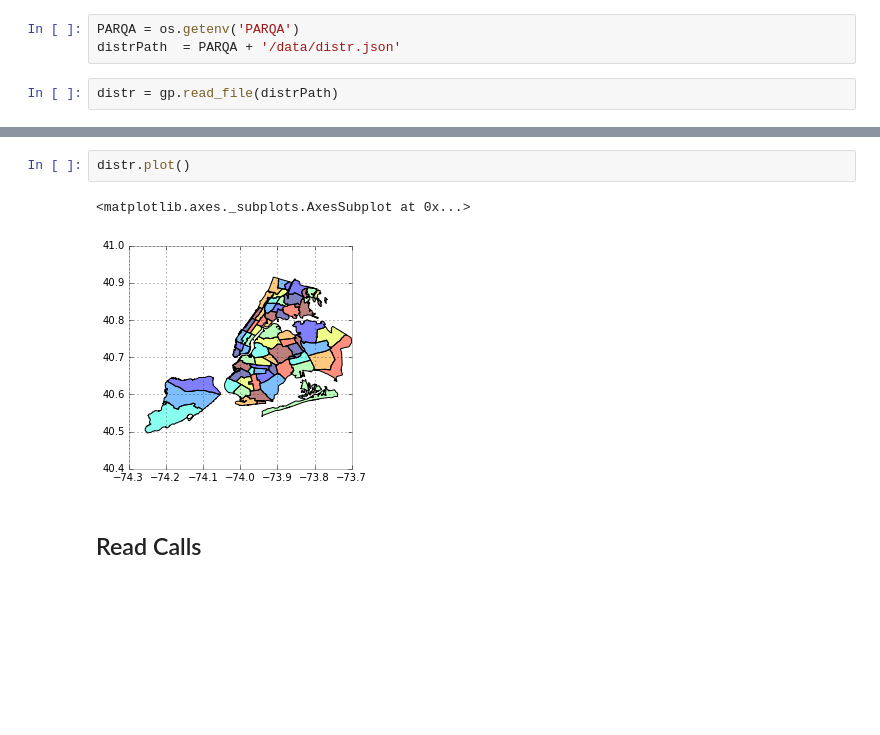
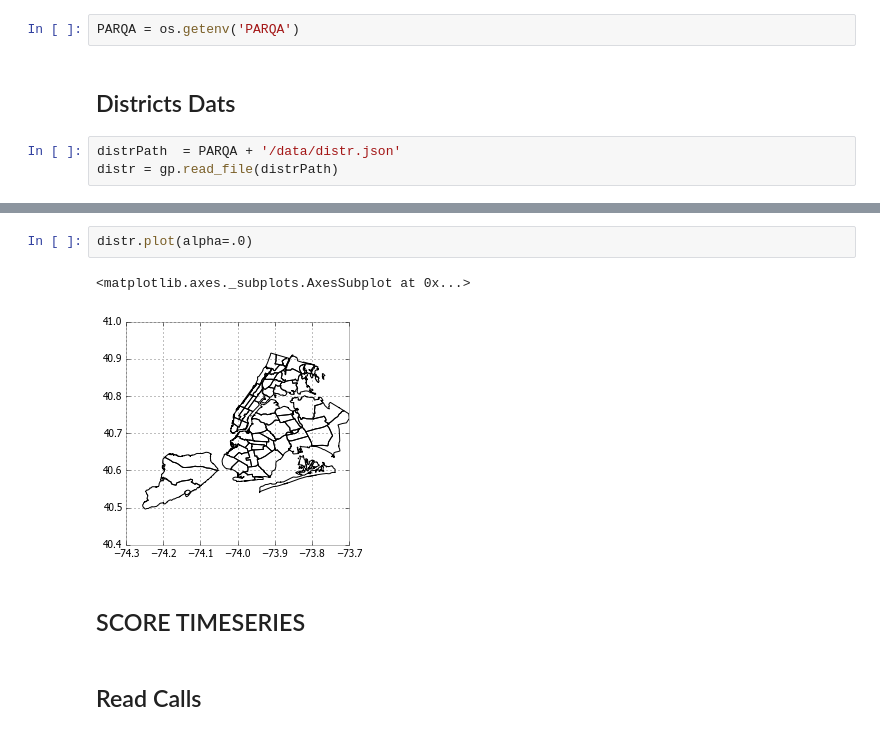
Before and after one commit to Casyfill/Parqa_tool, a Jupyter notebook: data_collection/parkDistricts.ipynb, the cells around one changed output, grey strips where cells are left out. Drawn from its saved outputs; the diff is of its cells as text; blank space fills up the shorter version.

```diff
--- a/data_collection/parkDistricts.ipynb
+++ b/data_collection/parkDistricts.ipynb
@@ -18,7 +22,9 @@ Populating the interactive namespace from numpy and matplotlib
 # %%
 PARQA = os.getenv('PARQA')
-distrPath  = PARQA + '/data/distr.json'
+# %% [markdown]
+## Districts Dats
 # %%
+distrPath  = PARQA + '/data/distr.json'
 distr = gp.read_file(distrPath)
 # %%
 distr.head(2)
@@ -27,10 +33,12 @@ distr.head(2)
 | 0 | None | M | 101 | 3, 1 | 32993723.208838 | 41661.646039 | M-01 | POLYGON ((-74.01762658084725 40.7... | 0 |
 | 1 | None | M | 102 | 3, 1, 2 | 37682859.456715 | 33897.229525 | M-02 | POLYGON ((-74.01157713042129 40.7... | 1 |
 # %%
-distr.plot()
+distr.plot(alpha=.0)
 # %% [output]
 <matplotlib.axes._subplots.AxesSubplot at 0x...>
-[figure, old version]
+[figure, new version]
+# %% [markdown]
+## SCORE TIMESERIES
 # %% [markdown]
 ## Read Calls
 # %%
```
Also changed, not shown: parts of 2 cells of this notebook, 2 other files.
